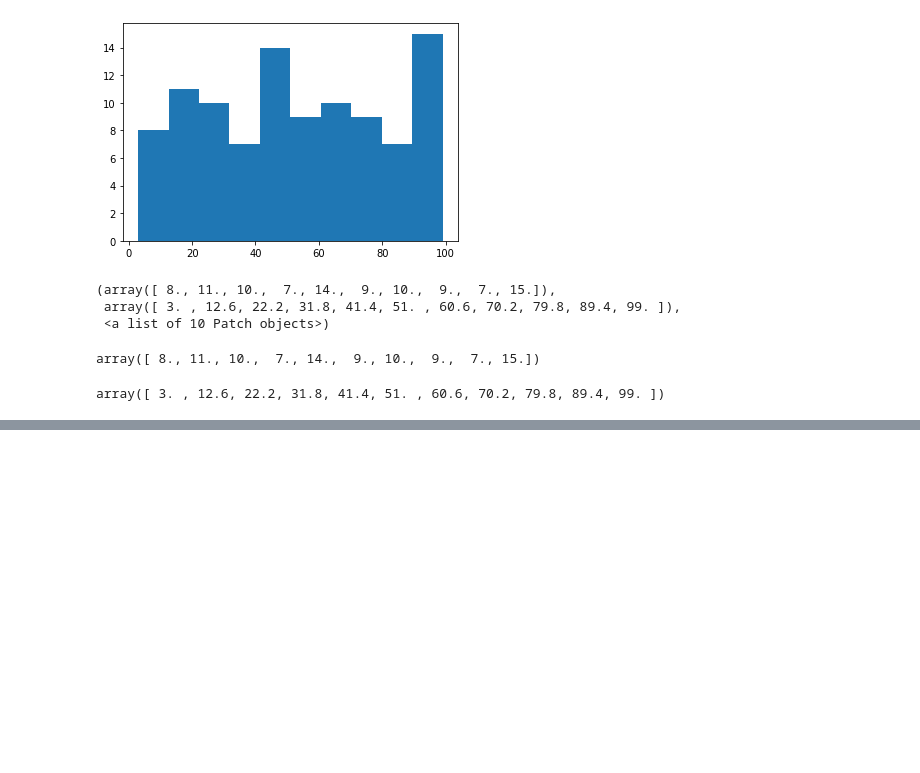
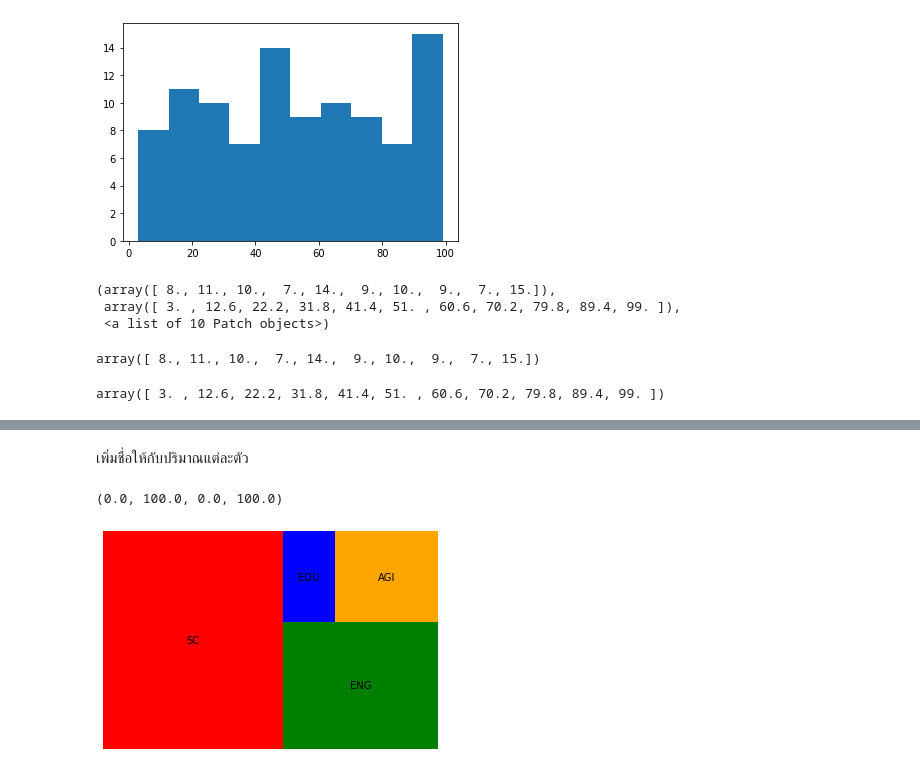
Before and after one commit to BooEiEi/data_viz_2022, a Jupyter notebook: DataViz04_Data_Comparison.ipynb, the cells around one changed output, grey strips where cells are left out. Saved outputs shown, nothing was run; the diff lists cells and outputs as text; code cells hidden in the pictures; blank space fills up the shorter version.

```diff
--- a/DataViz04_Data_Comparison.ipynb
+++ b/DataViz04_Data_Comparison.ipynb
@@ -339,0 +369,11 @@ array([ 3. , 12.6, 22.2, 31.8, 41.4, 51. , 60.6, 70.2, 79.8, 89.4, 99. ])
+# %% [markdown]
+เพิ่มชื่อให้กับปริมาณแต่ละตัว
+# %%
+labels = ['SC', 'ENG', 'EDU', 'AGI']
+sizes = [500, 250, 60, 120]
+color = ['red', 'green', 'blue', 'orange']
+squarify.plot(sizes,color=color, label = labels)
+plt.axis('off')
+# %% [output]
+(0.0, 100.0, 0.0, 100.0)
+[figure, added]
```
Also changed, not shown: parts of 38 cells of this notebook.
